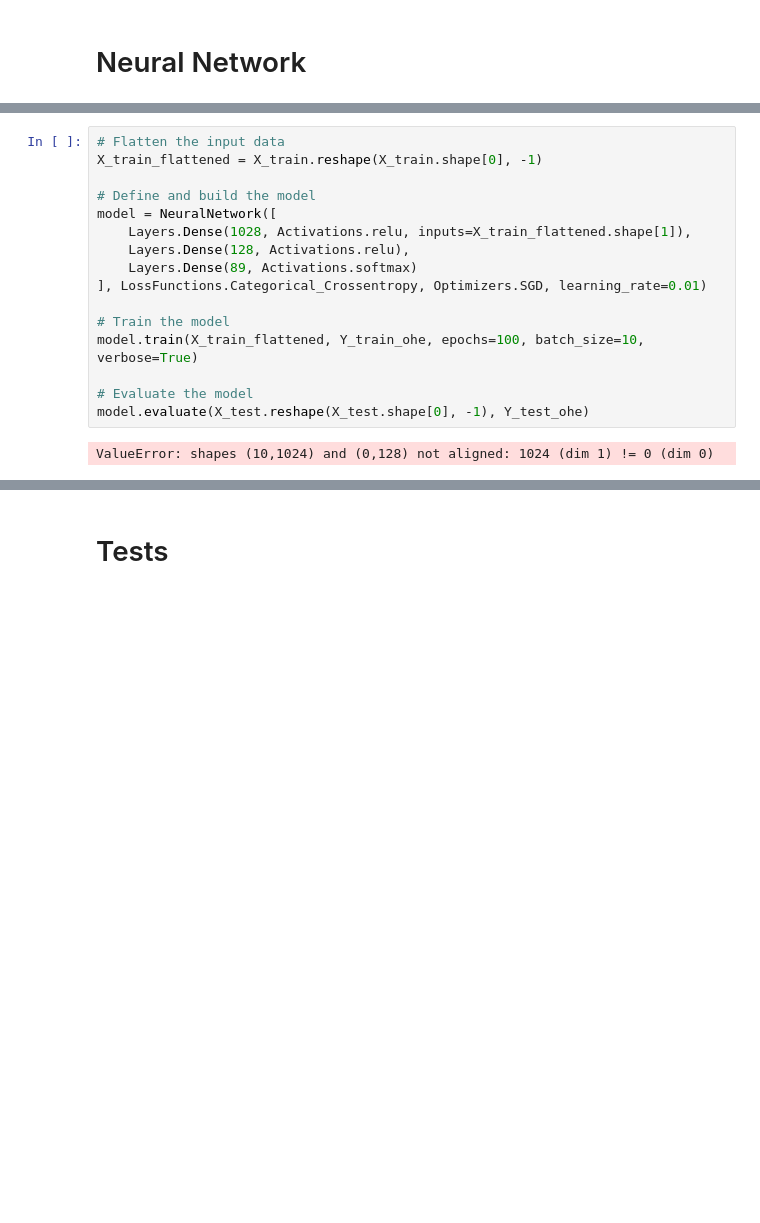
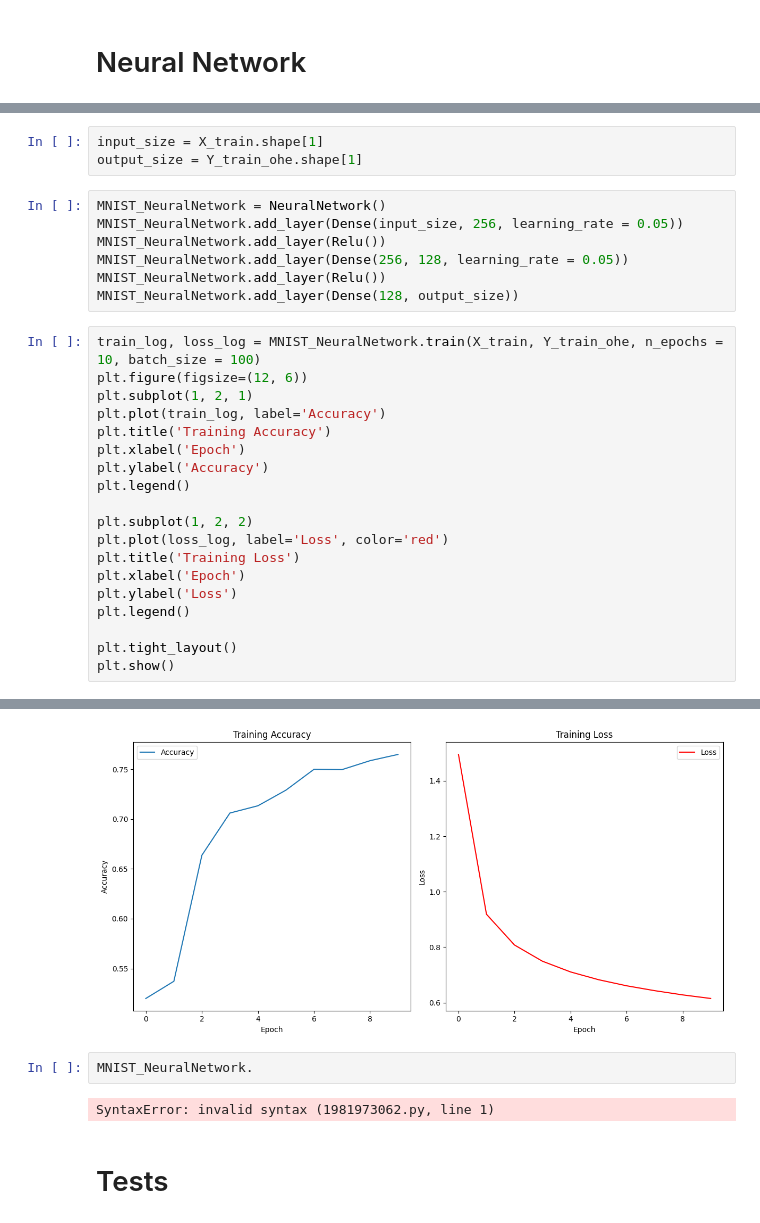
Before and after one commit to 31grudnia/Masters_Degree_Project, a Jupyter notebook: backend/MNIST_app/notebooks/MNIST_in_python.ipynb, the cells around one changed output, grey strips where cells are left out. Drawn from its saved outputs; the diff is of its cells as text; blank space fills up the shorter version.

Commit message:
0.0.4.10 - General Refactor of MNIST in python notebook.

```diff
--- a/backend/MNIST_app/notebooks/MNIST_in_python.ipynb
+++ b/backend/MNIST_app/notebooks/MNIST_in_python.ipynb
@@ -195,18 +222,30 @@ class NeuralNetwork:
 # %%
-# Flatten the input data
-X_train_flattened = X_train.reshape(X_train.shape[0], -1)
-
-# Define and build the model
-model = NeuralNetwork([
-    Layers.Dense(1028, Activations.relu, inputs=X_train_flattened.shape[1]),
-    Layers.Dense(128, Activations.relu),
-    Layers.Dense(89, Activations.softmax)
-], LossFunctions.Categorical_Crossentropy, Optimizers.SGD, learning_rate=0.01)
-
-# Train the model
-model.train(X_train_flattened, Y_train_ohe, epochs=100, batch_size=10, verbose=True)
-
-# Evaluate the model
-model.evaluate(X_test.reshape(X_test.shape[0], -1), Y_test_ohe)
+input_size = X_train.shape[1]
+output_size = Y_train_ohe.shape[1]
-# %% [output]
-ValueError: shapes (10,1024) and (0,128) not aligned: 1024 (dim 1) != 0 (dim 0)
+# %%
+MNIST_NeuralNetwork = NeuralNetwork()
+MNIST_NeuralNetwork.add_layer(Dense(input_size, 256, learning_rate = 0.05))
+MNIST_NeuralNetwork.add_layer(Relu())
+MNIST_NeuralNetwork.add_layer(Dense(256, 128, learning_rate = 0.05))
+MNIST_NeuralNetwork.add_layer(Relu())
+MNIST_NeuralNetwork.add_layer(Dense(128, output_size))
+# %%
+train_log, loss_log = MNIST_NeuralNetwork.train(X_train, Y_train_ohe, n_epochs = 10, batch_size = 100)
+plt.figure(figsize=(12, 6))
+plt.subplot(1, 2, 1)
+plt.plot(train_log, label='Accuracy')
+plt.title('Training Accuracy')
+plt.xlabel('Epoch')
+plt.ylabel('Accuracy')
+plt.legend()
+
+plt.subplot(1, 2, 2)
+plt.plot(loss_log, label='Loss', color='red')
+plt.title('Training Loss')
+plt.xlabel('Epoch')
+plt.ylabel('Loss')
+plt.legend()
+
+plt.tight_layout()
+plt.show()
+# %% [output]
@@ -213,3 +262,8 @@ ValueError: shapes (10,1024) and (0,128) not aligned: 1024 (dim 1) != 0 (dim 0)
+[figure, added]
+# %%
+MNIST_NeuralNetwork.
+# %% [output]
+SyntaxError: invalid syntax (1981973062.py, line 1)
 # %% [markdown]
 # Tests
 # %%
```
Also changed, not shown: parts of 14 cells of this notebook, 2 other files.
